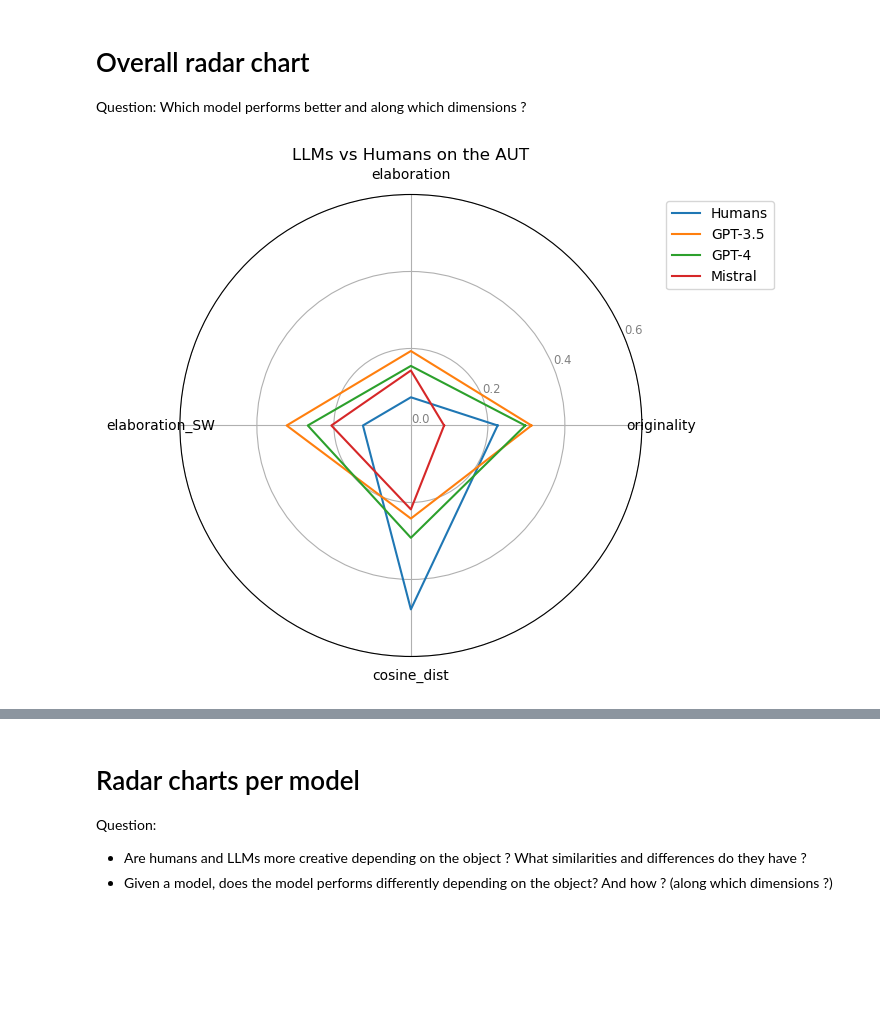
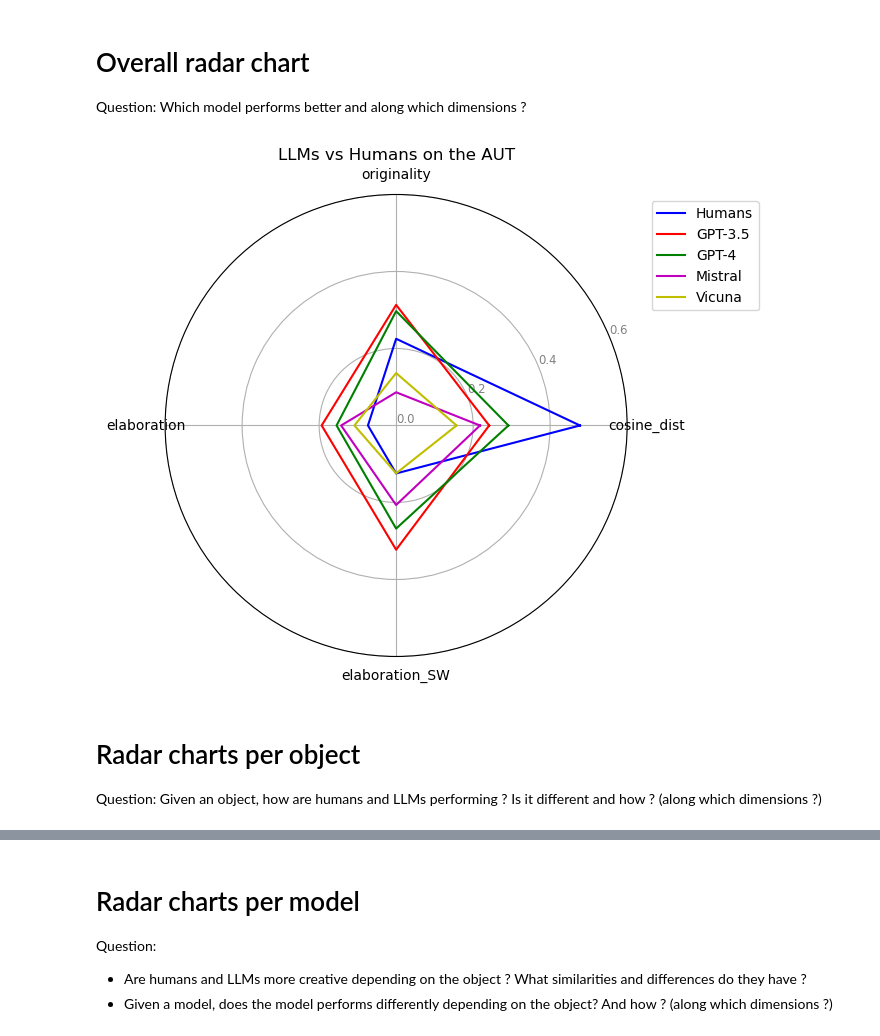
Before and after one commit to Maximelel/LLM_creativity_aut, a Jupyter notebook: benchmark.ipynb, the cells around one changed output, grey strips where cells are left out. Cells and saved outputs as stored; diff of their text form; code cells hidden in the pictures; blank space fills up the shorter version.

```diff
--- a/benchmark.ipynb
+++ b/benchmark.ipynb
@@ -139,6 +144,9 @@ gpt_4_100 = pd.read_csv('./data_ocsai/data_for_server/gpt_4_sim.csv')
 #mistral = pd.read_csv('./data_ocsai/mistral/ocsai_eval_merged_mistral_30.csv')
 mistral = pd.read_csv('./data_ocsai/data_for_server/mistral_sim.csv')
 
+# Vicuna
+vicuna = pd.read_csv('./data_ocsai/data_for_server/vicuna_sim.csv')
+
 objects = list(humans['prompt'].value_counts().head(4).index)
 
 # print length of each dataset
@@ -200,23 +210,30 @@ combined_data = pd.concat([
     humans.assign(dataset='Humans'),
     gpt_35_100.assign(dataset='GPT-3.5'),
     gpt_4_100.assign(dataset='GPT-4'),
-    mistral.assign(dataset='Mistral')
+    mistral.assign(dataset='Mistral'),
+    vicuna.assign(dataset='Vicuna')
 ])
 
 combined_data_norm = normalization_1(combined_data, check_norm = False)
 # %%
-features = ['prompt', 'originality', 'elaboration', 'elaboration_SW', 'cosine_dist']
+#features = ['prompt', 'originality', 'elaboration', 'elaboration_SW', 'cosine_dist']
+features = ['prompt', 'cosine_dist', 'originality', 'elaboration', 'elaboration_SW']
 
 humans_norm = combined_data_norm[combined_data_norm['dataset'] == 'Humans']
 gpt_35_norm = combined_data_norm[combined_data_norm['dataset'] == 'GPT-3.5']
 gpt_4_norm = combined_data_norm[combined_data_norm['dataset'] == 'GPT-4']
 mistral_norm = combined_data_norm[combined_data_norm['dataset'] == 'Mistral']
+vicuna_norm = combined_data_norm[combined_data_norm['dataset'] == 'Vicuna']
 
 # List of dataframes and corresponding titles
-dataframes = [humans_norm[features], gpt_35_norm[features], gpt_4_norm[features], mistral_norm[features]]
-titles = ['Humans', 'GPT-3.5', 'GPT-4', 'Mistral']
+dataframes = [humans_norm[features], gpt_35_norm[features], gpt_4_norm[features], mistral_norm[features], vicuna_norm[features]]
+titles = ['Humans', 'GPT-3.5', 'GPT-4', 'Mistral', 'Vicuna']
 
 # Plot radar chart for multiple dataframes
 plot_radar_chart(dataframes, titles, avg_per_object = True)
 # %% [output]
-[figure, old version]
+[figure, new version]
+# %% [markdown]
+# Radar charts per object
+
+Question: Given an object, how are humans and LLMs performing ? Is it different and how ? (along which dimensions ?)
```
Also changed, not shown: parts of 24 cells of this notebook, 2 other files.
